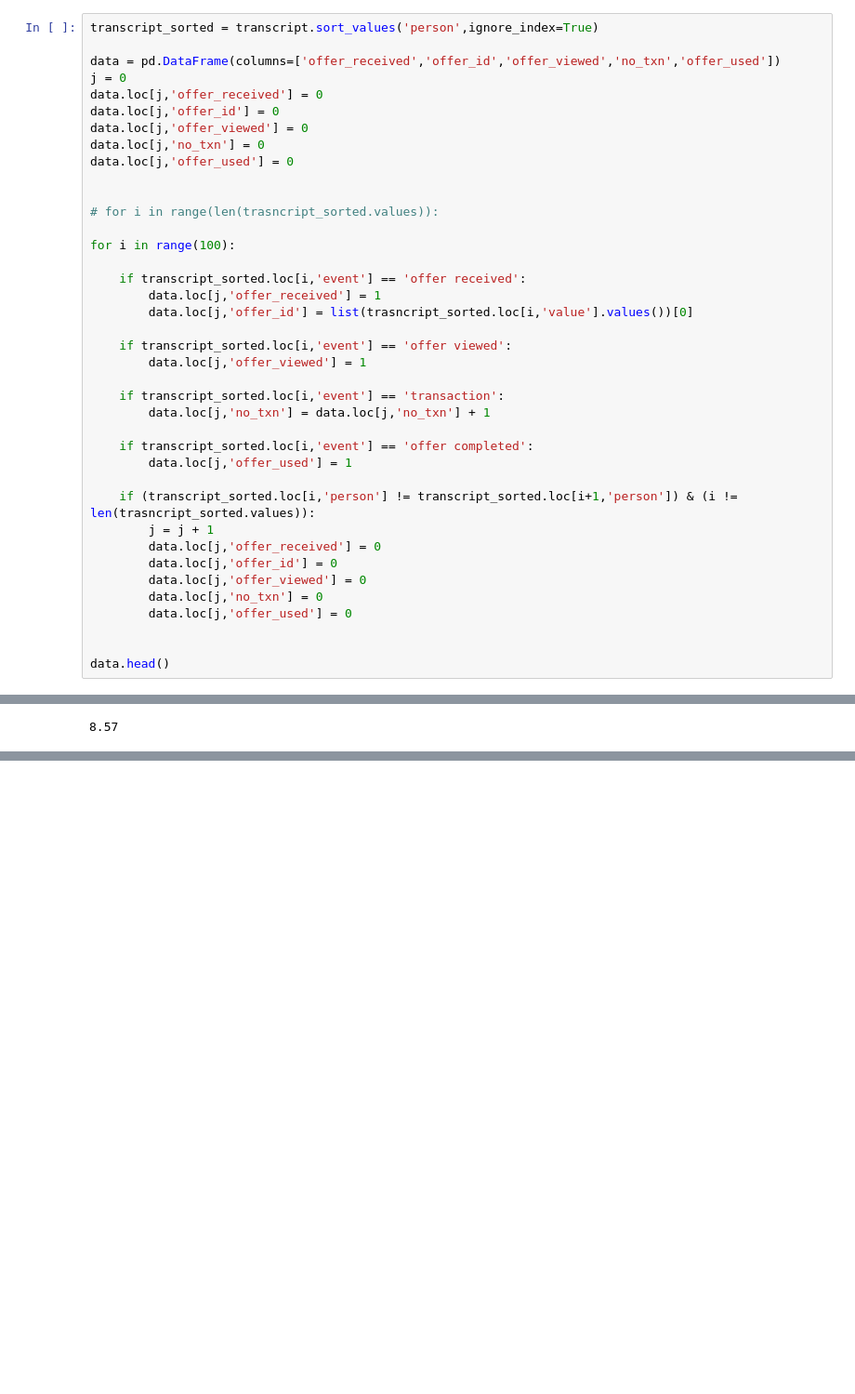
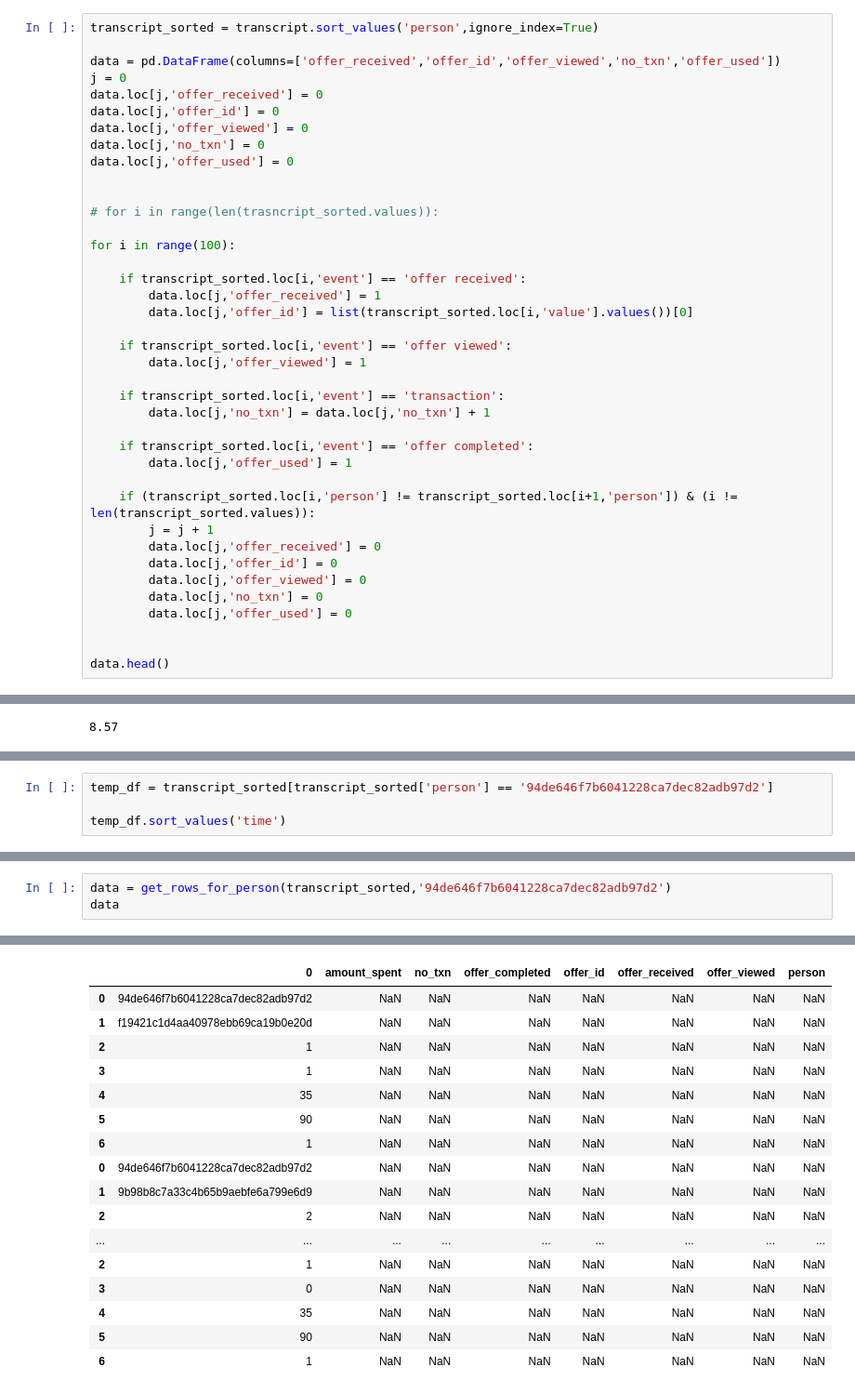
Before and after one commit to srirammanikumar/StarbucksChallenge, a Jupyter notebook: Starbucks_Capstone_notebook.ipynb, the cells around one changed output, grey strips where cells are left out. Shown: that part at 93% size. Saved outputs shown, nothing was run; the diff lists cells and outputs as text; blank space fills up the shorter version.

Commit message:
Cleansing data - WIP

```diff
--- a/Starbucks_Capstone_notebook.ipynb
+++ b/Starbucks_Capstone_notebook.ipynb
@@ -239,7 +239,7 @@ for i in range(100):
 
     if transcript_sorted.loc[i,'event'] == 'offer received':
         data.loc[j,'offer_received'] = 1
-        data.loc[j,'offer_id'] = list(trasncript_sorted.loc[i,'value'].values())[0]
+        data.loc[j,'offer_id'] = list(transcript_sorted.loc[i,'value'].values())[0]
 
     if transcript_sorted.loc[i,'event'] == 'offer viewed':
         data.loc[j,'offer_viewed'] = 1
@@ -250,7 +250,7 @@ for i in range(100):
     if transcript_sorted.loc[i,'event'] == 'offer completed':
         data.loc[j,'offer_used'] = 1
 
-    if (transcript_sorted.loc[i,'person'] != transcript_sorted.loc[i+1,'person']) & (i != len(trasncript_sorted.values)):
+    if (transcript_sorted.loc[i,'person'] != transcript_sorted.loc[i+1,'person']) & (i != len(transcript_sorted.values)):
         j = j + 1
         data.loc[j,'offer_received'] = 0
         data.loc[j,'offer_id'] = 0
@@ -274,0 +284,4 @@ list(trasncript_sorted.loc[1,'value'].values())[0]
+# %%
+temp_df = transcript_sorted[transcript_sorted['person'] == '94de646f7b6041228ca7dec82adb97d2']
+
+temp_df.sort_values('time')
@@ -274,0 +359,4 @@ list(trasncript_sorted.loc[1,'value'].values())[0]
+# %%
+data = get_rows_for_person(transcript_sorted,'94de646f7b6041228ca7dec82adb97d2')
+data
+# %% [output]
@@ -274,0 +384,17 @@ list(trasncript_sorted.loc[1,'value'].values())[0]
+|  | 0 | amount_spent | no_txn | offer_completed | offer_id | offer_received | offer_viewed | person |
+| 0 | 94de646f7b6041228ca7dec82adb97d2 | NaN | NaN | NaN | NaN | NaN | NaN | NaN |
+| 1 | f19421c1d4aa40978ebb69ca19b0e20d | NaN | NaN | NaN | NaN | NaN | NaN | NaN |
+| 2 | 1 | NaN | NaN | NaN | NaN | NaN | NaN | NaN |
+| 3 | 1 | NaN | NaN | NaN | NaN | NaN | NaN | NaN |
+| 4 | 35 | NaN | NaN | NaN | NaN | NaN | NaN | NaN |
+| 5 | 90 | NaN | NaN | NaN | NaN | NaN | NaN | NaN |
+| 6 | 1 | NaN | NaN | NaN | NaN | NaN | NaN | NaN |
+| 0 | 94de646f7b6041228ca7dec82adb97d2 | NaN | NaN | NaN | NaN | NaN | NaN | NaN |
+| 1 | 9b98b8c7a33c4b65b9aebfe6a799e6d9 | NaN | NaN | NaN | NaN | NaN | NaN | NaN |
+| 2 | 2 | NaN | NaN | NaN | NaN | NaN | NaN | NaN |
+| ... | ... | ... | ... | ... | ... | ... | ... | ... |
+| 2 | 1 | NaN | NaN | NaN | NaN | NaN | NaN | NaN |
+| 3 | 0 | NaN | NaN | NaN | NaN | NaN | NaN | NaN |
+| 4 | 35 | NaN | NaN | NaN | NaN | NaN | NaN | NaN |
+| 5 | 90 | NaN | NaN | NaN | NaN | NaN | NaN | NaN |
+| 6 | 1 | NaN | NaN | NaN | NaN | NaN | NaN | NaN |
```
Also changed, not shown: parts of 7 cells of this notebook.
